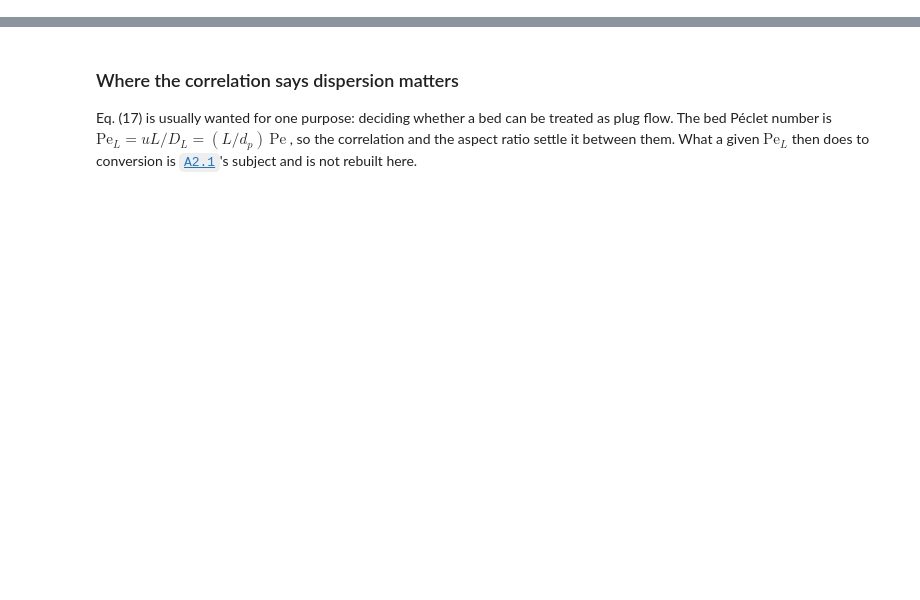
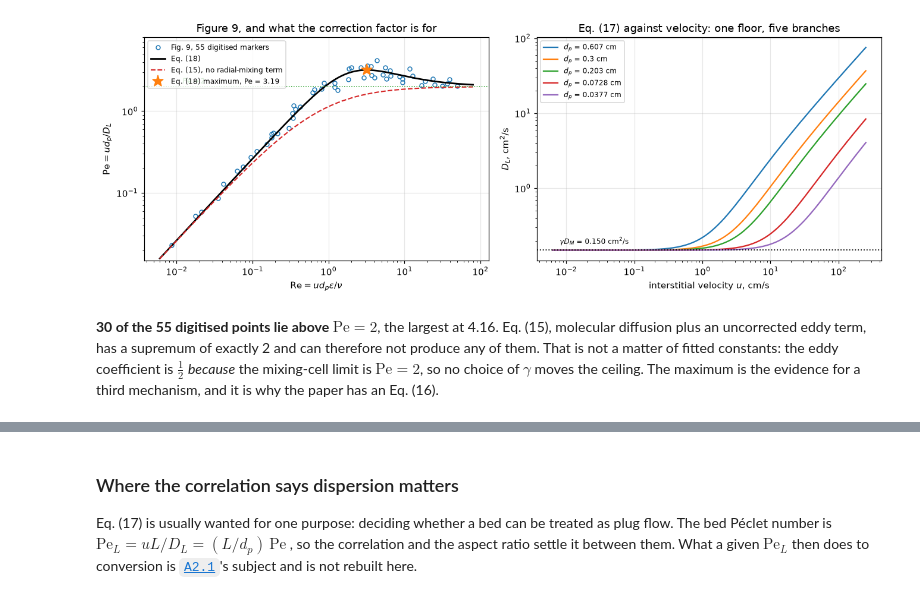
Before and after one commit to computational-chemical-engineering/pymrm-gallery, a Jupyter notebook: pages/A2.5-edwards-richardson-dispersion/index.ipynb, the cells around one changed output, grey strips where cells are left out. Cells and saved outputs as stored; diff of their text form; code cells hidden in the pictures; blank space fills up the shorter version.

```diff
--- a/pages/A2.5-edwards-richardson-dispersion/index.ipynb
+++ b/pages/A2.5-edwards-richardson-dispersion/index.ipynb
@@ -858,0 +653,61 @@ from look perfectly smooth.
+# %%
+Re_d, Pe_d = fig9.reynolds.to_numpy(), fig9.peclet.to_numpy()
+Re_grid = np.logspace(np.log10(0.006), np.log10(80), 400)
+PE_CEIL = 1.0 / C_EDDY                     # the supremum of Eq. (15)
+
+
+def Pe_eq15(Re, A=A_printed):
+    """Eq. (15): Eq. (16) with the correction factor removed, i.e. beta = 0."""
+    return 1.0 / (A / Re + C_EDDY)
+
+
+fig, axes = plt.subplots(1, 2, figsize=(12.2, 4.4))
+ax = axes[0]
+ax.loglog(Re_d, Pe_d, "o", ms=4.5, mfc="none", color="tab:blue",
+          label=f"Fig. 9, {len(Re_d)} digitised markers")
+ax.loglog(Re_grid, Pe_eq18(Re_grid), "-", color="k", lw=1.8, label="Eq. (18)")
+ax.loglog(Re_grid, Pe_eq15(Re_grid), "--", color="tab:red", lw=1.4,
+          label="Eq. (15), no radial-mixing term")
+ax.axhline(PE_CEIL, color="tab:green", lw=1.0, ls=":")
+ax.text(0.012, 2.15, r"$\mathrm{Pe}\to 2$", color="tab:green", fontsize=8)
+ax.plot([Re_star], [Pe_star], "*", ms=13, color="tab:orange", zorder=5,
+        label=f"Eq. (18) maximum, Pe = {Pe_star:.2f}")
+ax.set(xlabel=r"$\mathrm{Re}=u d_p \varepsilon/\nu$",
+       ylabel=r"$\mathrm{Pe}=u d_p/D_L$", ylim=(0.015, 8),
+       title="Figure 9, and what the correction factor is for")
+ax.legend(fontsize=8, loc="upper left")
+
+ax = axes[1]
+u_grid = np.logspace(-2.2, 2.4, 300)          # interstitial velocity, cm/s
+for _, row in big.iterrows():
+    dp = row.d_p_cm
+    ax.loglog(u_grid, D_L_eq17(u_grid, dp), lw=1.5, label=f"$d_p$ = {dp} cm")
+ax.axhline(gamma * D_M, color="k", lw=1.2, ls=":")
+ax.text(0.008, gamma * D_M * 1.2,
+        r"$\gamma D_M$ = " + f"{gamma * D_M:.3f}" + r" cm$^2$/s", fontsize=8)
+ax.set(xlabel=r"interstitial velocity $u$, cm/s", ylabel=r"$D_L$, cm$^2$/s",
+       title="Eq. (17) against velocity: one floor, five branches")
+ax.legend(fontsize=8, loc="upper left")
+fig.tight_layout()
+plt.show()
+
+n_above2 = int((Pe_d > PE_CEIL).sum())
+display(Markdown(rf"""
+**{n_above2} of the {len(Pe_d)} digitised points lie above $\mathrm{{Pe}} = {PE_CEIL:.0f}$**,
+the largest at {Pe_d.max():.2f}. Eq. (15), molecular diffusion plus an
+uncorrected eddy term, has a supremum of exactly {PE_CEIL:.0f} and can
+therefore not produce any of them. That is not a matter of fitted constants: the
+eddy coefficient is $\tfrac12$ *because* the mixing-cell limit is
+$\mathrm{{Pe}} = 2$, so no choice of $\gamma$ moves the ceiling. The maximum is
+the evidence for a third mechanism, and it is why the paper has an Eq. (16).
+"""))
+# %% [output]
+[figure, added]
+
+**30 of the 55 digitised points lie above $\mathrm{Pe} = 2$**,
+the largest at 4.16. Eq. (15), molecular diffusion plus an
+uncorrected eddy term, has a supremum of exactly 2 and can
+therefore not produce any of them. That is not a matter of fitted constants: the
+eddy coefficient is $\tfrac12$ *because* the mixing-cell limit is
+$\mathrm{Pe} = 2$, so no choice of $\gamma$ moves the ceiling. The maximum is
+the evidence for a third mechanism, and it is why the paper has an Eq. (16).
```
Also changed, not shown: parts of 80 cells of this notebook, 9 other files.
